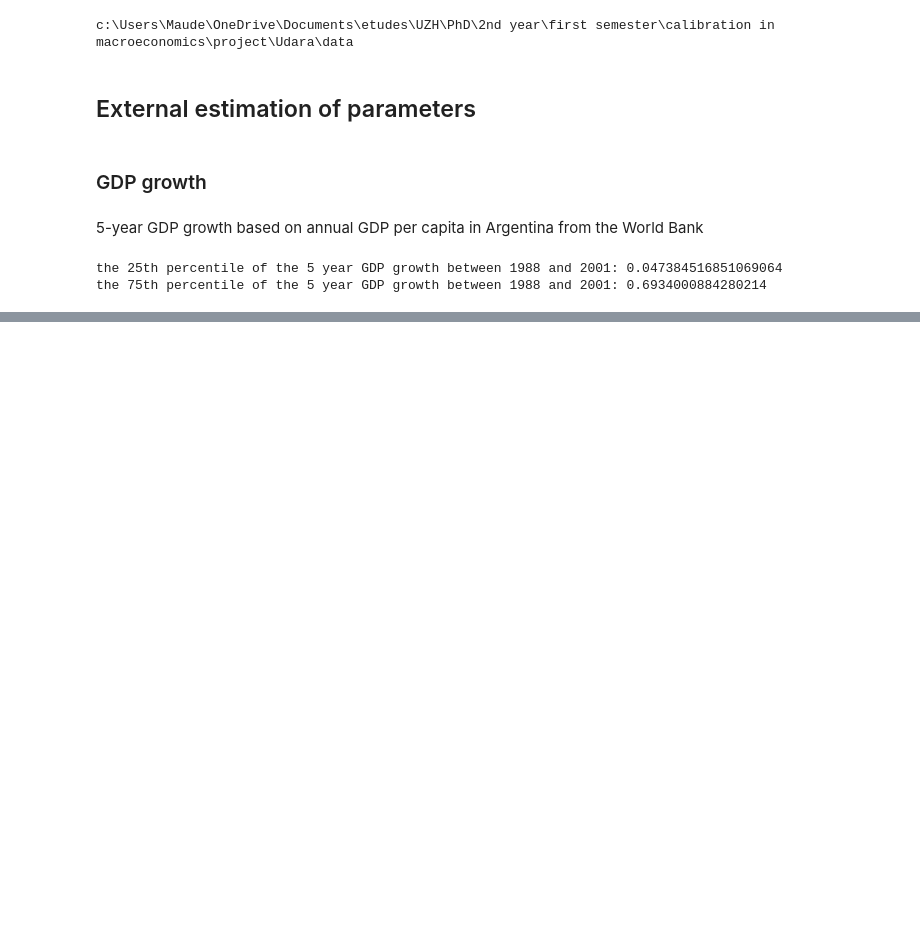
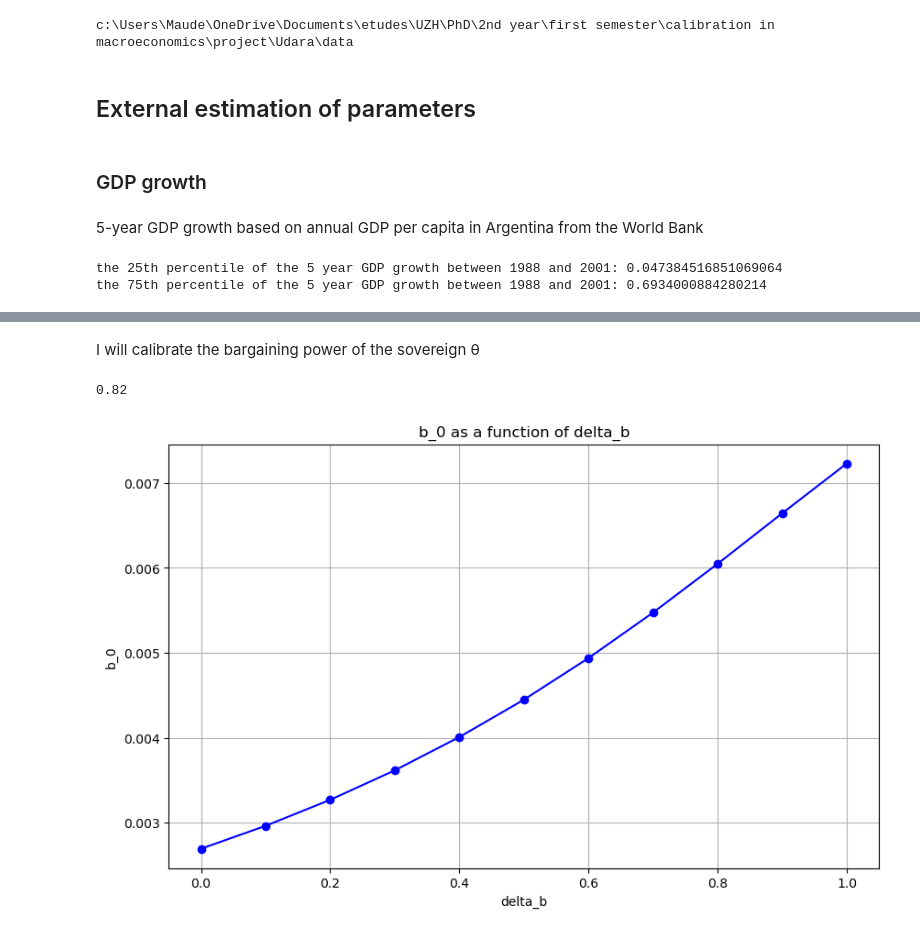
Before and after one commit to maude04/Calibration_macro_Udara, a Jupyter notebook: code/Udara_calibration_code.ipynb, the cells around one changed output, grey strips where cells are left out. Cells and saved outputs as stored; diff of their text form; code cells hidden in the pictures; blank space fills up the shorter version.

Commit message:
code until solve for b_0

```diff
--- a/code/Udara_calibration_code.ipynb
+++ b/code/Udara_calibration_code.ipynb
@@ -74,0 +80,63 @@ the 75th percentile of the 5 year GDP growth between 1988 and 2001: 0.6934000884
+# %% [markdown]
+I will calibrate the bargaining power of the sovereign θ
+# %%
+# Initialization of external parameters
+
+beta = 0.82                      # time discount factor
+sigma = 2                        # risk aversion coefficient
+g_l = percentile_25/100          # growth rate of the low state
+g_h = percentile_75/100          # growth rate of the high state
+y_0 = 1                          # output in time 0
+y_l = 1+g_l                      # output of the low state
+y_h = 1+g_h                      # output of the high state
+kappa = 0.02                     # loss of output if default
+# %%
+# Creation of grid for the believed haircut and for the bargaining power
+
+delta_b = np.linspace(0, 1, 11) # to change later for 101 instead of 11
+theta = np.linspace(0, 1, 11)
+# %%
+# price in time 0, q_0
+q_0 = beta*(1-delta_b/2)
+# %%
+# price in time 1, q_1
+q_1 = beta
+q_1
+# %% [output]
+0.82
+# %%
+# solve for b_0
+
+def HH_foc_b0(b_0, delta_b, q_0):
+    LHS = (2-delta_b)*(y_0 + q_0*b_0 )**(-sigma)
+    RHS_1 = (1-delta_b)*(y_l + beta*(1-delta_b)/(1+beta)*b_0 - (1-delta_b)*b_0)**(-sigma)
+    RHS_2 = (y_h-b_0/(1+beta))**(-sigma)
+    return LHS - RHS_1 - RHS_2
+
+# Initial guess for the root
+initial_guess = 0.5
+
+# Vectorized function to solve for the root for each combination of delta_b and q_0
+def solve_for_roots(delta_b, q_0, initial_guess):
+    # Define a wrapper function for fsolve that only takes b_0 as input
+    def wrapper(delta_b, q_0):
+        return fsolve(HH_foc_b0, initial_guess, args=(delta_b, q_0))[0]
+
+    # Apply the wrapper function to each combination of delta_b and q_0
+    b_0 = np.array([wrapper(delta_b, q_0) for delta_b, q_0 in zip(delta_b, q_0)])
+    return b_0
+
+# Solve for the roots
+b_0 = solve_for_roots(delta_b, q_0, initial_guess)
+b_0
+
+# Plot b_0 as a function of delta_b
+plt.figure(figsize=(10, 6))
+plt.plot(delta_b, b_0, marker='o', linestyle='-', color='b')
+plt.xlabel('delta_b')
+plt.ylabel('b_0')
+plt.title('b_0 as a function of delta_b')
+plt.grid(True)
+plt.show()
+# %% [output]
+[figure, added]
```
Also changed, not shown: parts of 2 cells of this notebook.
